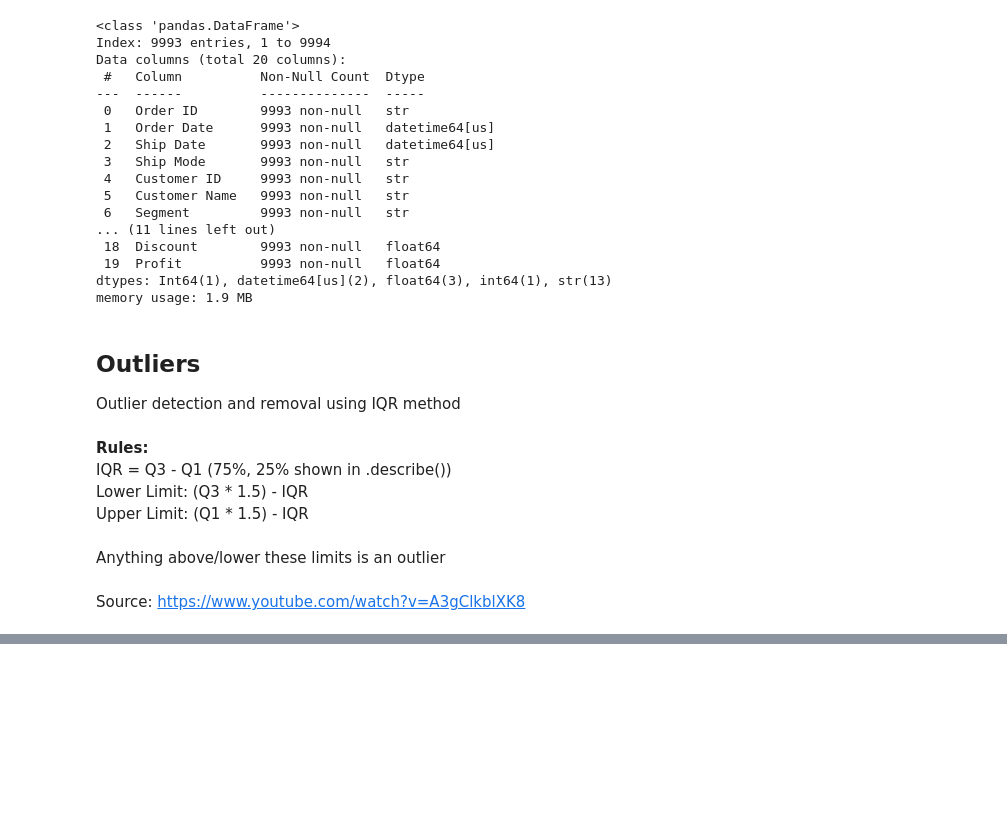
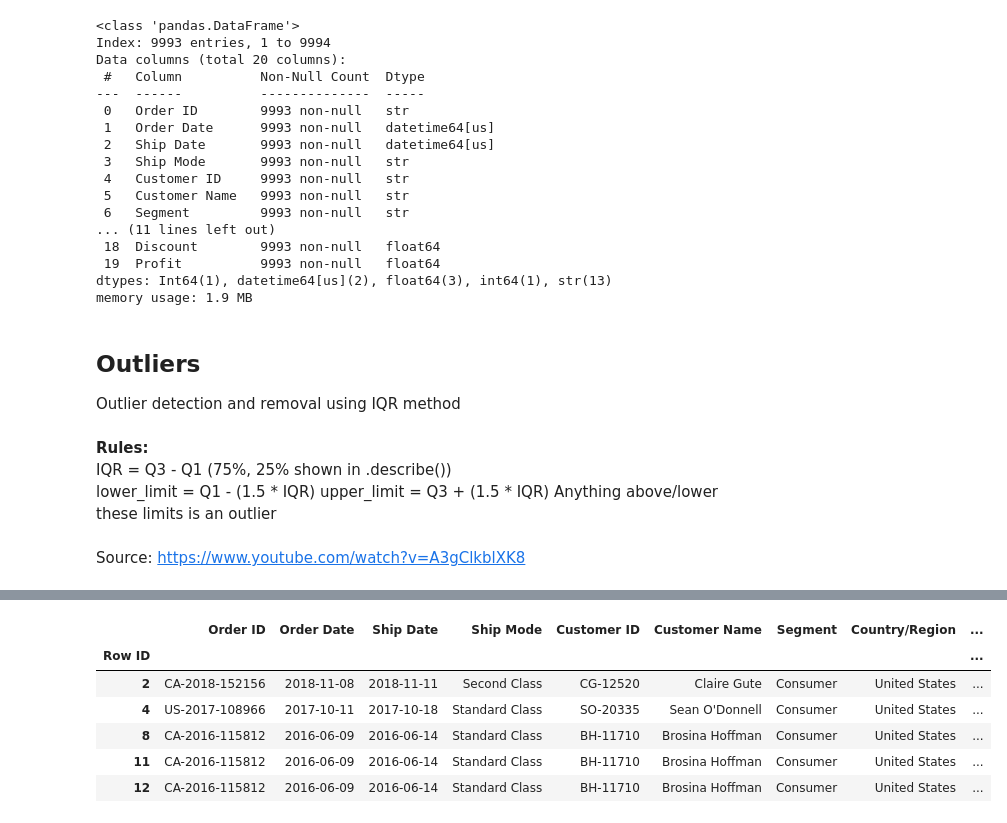
Before and after one commit to 00carter/Mini-Project-1, a Jupyter notebook: documentation/superstore_cleaning_doc.ipynb, the cells around one changed output, grey strips where cells are left out. Drawn from its saved outputs; the diff is of its cells as text; code cells hidden in the pictures; blank space fills up the shorter version.

```diff
--- a/documentation/superstore_cleaning_doc.ipynb
+++ b/documentation/superstore_cleaning_doc.ipynb
@@ -161,8 +160,8 @@ memory usage: 1.9 MB
 Outlier detection and removal using IQR method<br><br>
 <b>Rules:</b><br>
 IQR = Q3 - Q1 (75%, 25% shown in .describe())<br>
-Lower Limit: (Q3 * 1.5) - IQR<br>
-Upper Limit: (Q1 * 1.5) - IQR<br><br>
+lower_limit = Q1 - (1.5 * IQR)
+upper_limit = Q3 + (1.5 * IQR)
 Anything above/lower these limits is an outlier<br><br>
 Source: https://www.youtube.com/watch?v=A3gClkblXK8
 # %%
@@ -207,3 +206,22 @@ df.describe()
 | 75% | 2019-05-14 00:00:00 | 2019-05-18 00:00:00 | 90008.0 | 209.940000 | 5.000000 | 0.200000 | 29.364000 |
 | max | 2019-12-30 00:00:00 | 2020-01-05 00:00:00 | 99301.0 | 22638.480000 | 14.000000 | 0.800000 | 8399.976000 |
 | std | NaN | NaN | 32065.086443 | 623.276074 | 2.225149 | 0.206457 | 234.271476 |
+# %%
+Q1, Q3 = df["Sales"].quantile(0.25), df["Sales"].quantile(0.75)
+
+#Apply rule
+IQR = Q3 - Q1
+lower_limit = Q1 - (1.5 * IQR)
+upper_limit = Q3 + (1.5 * IQR)
+
+#Apply filter
+sales_appliers_filter = (df["Sales"] < lower_limit) | (df["Sales"] > upper_limit)
+df[sales_appliers_filter].head()
+# %% [output]
+|  | Order ID | Order Date | Ship Date | Ship Mode | Customer ID | Customer Name | Segment | Country/Region | ... |
+| Row ID |  |  |  |  |  |  |  |  | ... |
+| 2 | CA-2018-152156 | 2018-11-08 | 2018-11-11 | Second Class | CG-12520 | Claire Gute | Consumer | United States | ... |
+| 4 | US-2017-108966 | 2017-10-11 | 2017-10-18 | Standard Class | SO-20335 | Sean O'Donnell | Consumer | United States | ... |
+| 8 | CA-2016-115812 | 2016-06-09 | 2016-06-14 | Standard Class | BH-11710 | Brosina Hoffman | Consumer | United States | ... |
+| 11 | CA-2016-115812 | 2016-06-09 | 2016-06-14 | Standard Class | BH-11710 | Brosina Hoffman | Consumer | United States | ... |
+| 12 | CA-2016-115812 | 2016-06-09 | 2016-06-14 | Standard Class | BH-11710 | Brosina Hoffman | Consumer | United States | ... |
```
Also changed, not shown: parts of 8 cells of this notebook, 2 other files.
